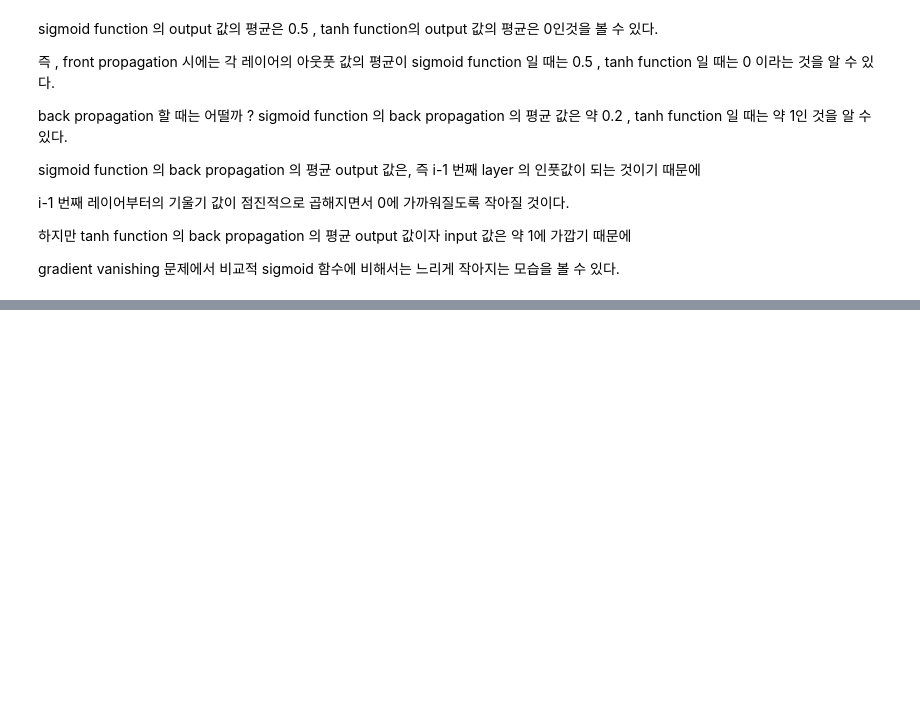
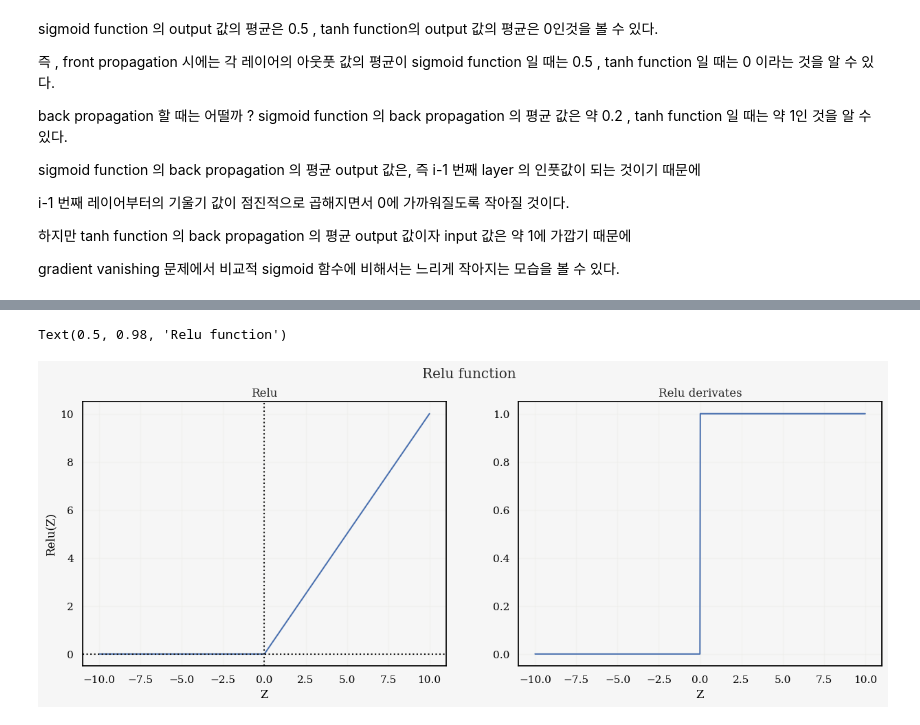
Before and after one commit to yonghyeun/Deep-learning, a Jupyter notebook: 8. activation function (sigmoid, tanh,relu , leaky relu).ipynb, the cells around one changed output, grey strips where cells are left out. Saved outputs shown, nothing was run; the diff lists cells and outputs as text; code cells hidden in the pictures; blank space fills up the shorter version.

```diff
--- a/8. activation function (sigmoid, tanh,relu , leaky relu).ipynb
+++ b/8. activation function (sigmoid, tanh,relu , leaky relu).ipynb
@@ -438,0 +432,29 @@ Text(0.5, 1.0, 'Sigmoid function gradient vanishing')
+# %%
+def relu(Z):
+
+    return np.maximum(0,Z)
+
+def relu_derivates(Z):
+
+    return np.where(Z > 0 ,1, 0)
+
+Z = np.linspace(-10,10,1000)
+
+fig,ax = plt.subplots(ncols = 2, figsize = (15,5))
+
+ax[0].plot(Z,relu(Z))
+ax[0].axvline(0,ls = ':', c ='k')
+ax[0].axhline(0,ls = ':', c ='k')
+ax[0].set_xlabel('Z')
+ax[0].set_ylabel('Relu(Z)')
+ax[0].set_title('Relu')
+
+ax[1].plot(Z,relu_derivates(Z))
+ax[1].set_title('Relu derivates')
+ax[1].set_xlabel('Z')
+
+
+fig.suptitle('Relu function')
+# %% [output]
+Text(0.5, 0.98, 'Relu function')
+[figure, added]
```
Also changed, not shown: parts of 26 cells of this notebook.
